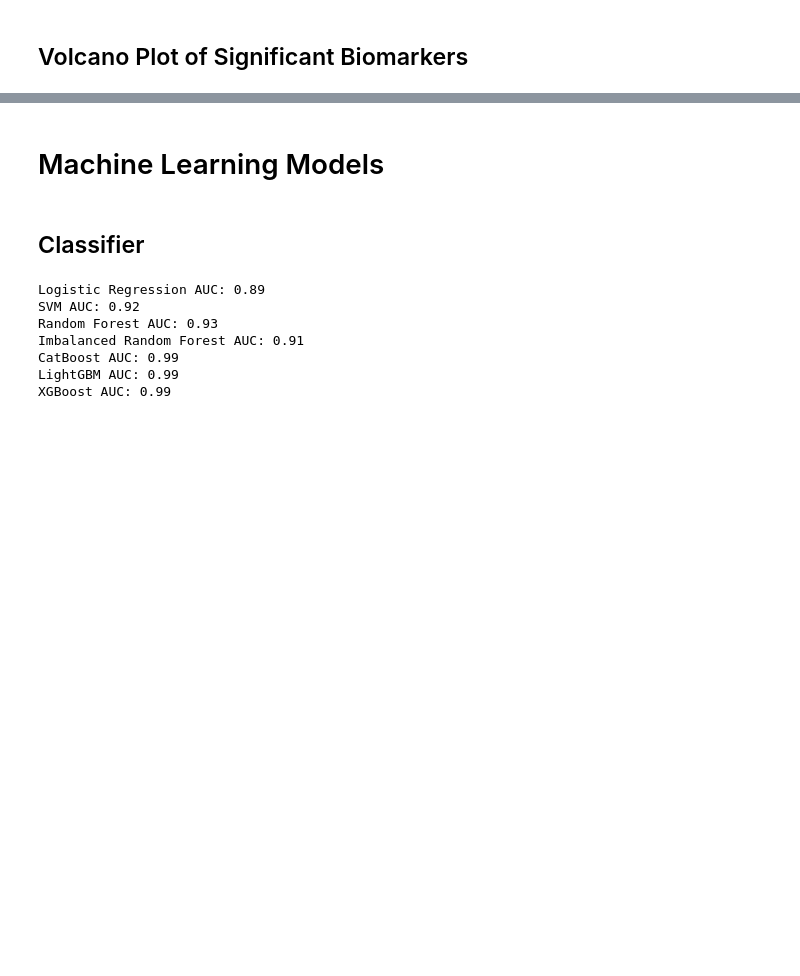
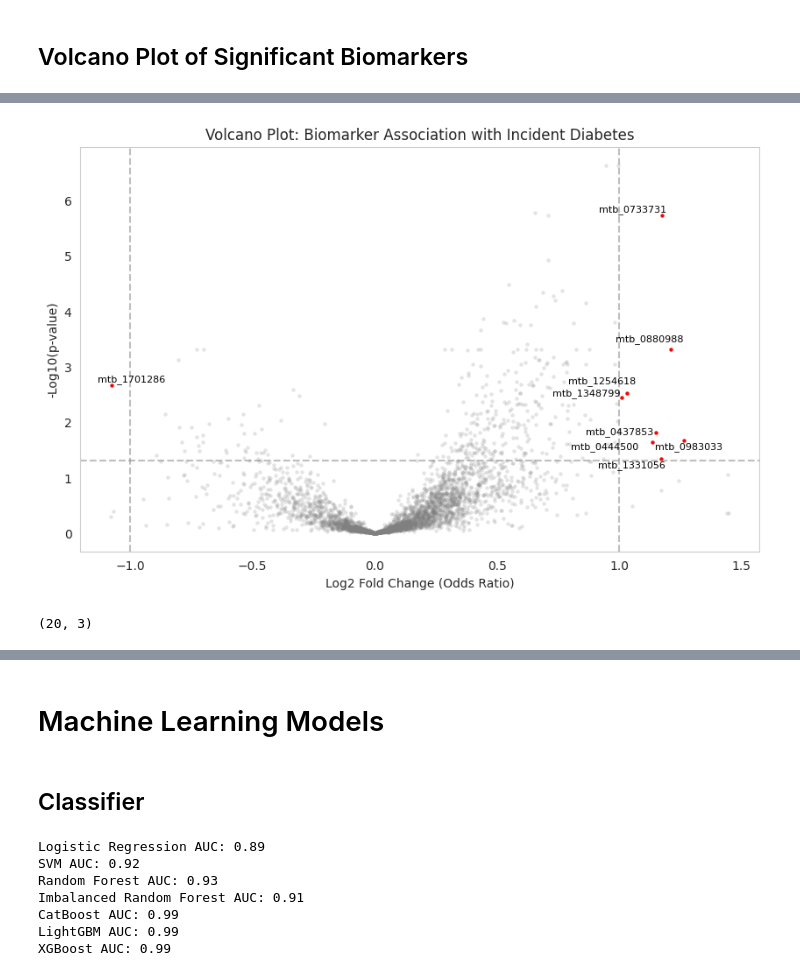
Before and after one commit to ShaunFChen/diabetes_biomarker_project, a Jupyter notebook: notebooks/diabetes_biomarker_analysis.ipynb, the cells around one changed output, grey strips where cells are left out. Drawn from its saved outputs; the diff is of its cells as text; code cells hidden in the pictures; blank space fills up the shorter version.

```diff
--- a/notebooks/diabetes_biomarker_analysis.ipynb
+++ b/notebooks/diabetes_biomarker_analysis.ipynb
@@ -426,0 +465,9 @@ display(significant_biomarkers)
+# %%
+# Volcano plot to visualize significant biomarkers and their associations (new default)
+plot_volcano(biomarker_cols, log2_fold_changes, corrected_p_values)
+# %% [output]
+[figure, added]
+# %%
+significant_biomarkers.shape
+# %% [output]
+(20, 3)
```
Also changed, not shown: parts of 21 cells of this notebook.
